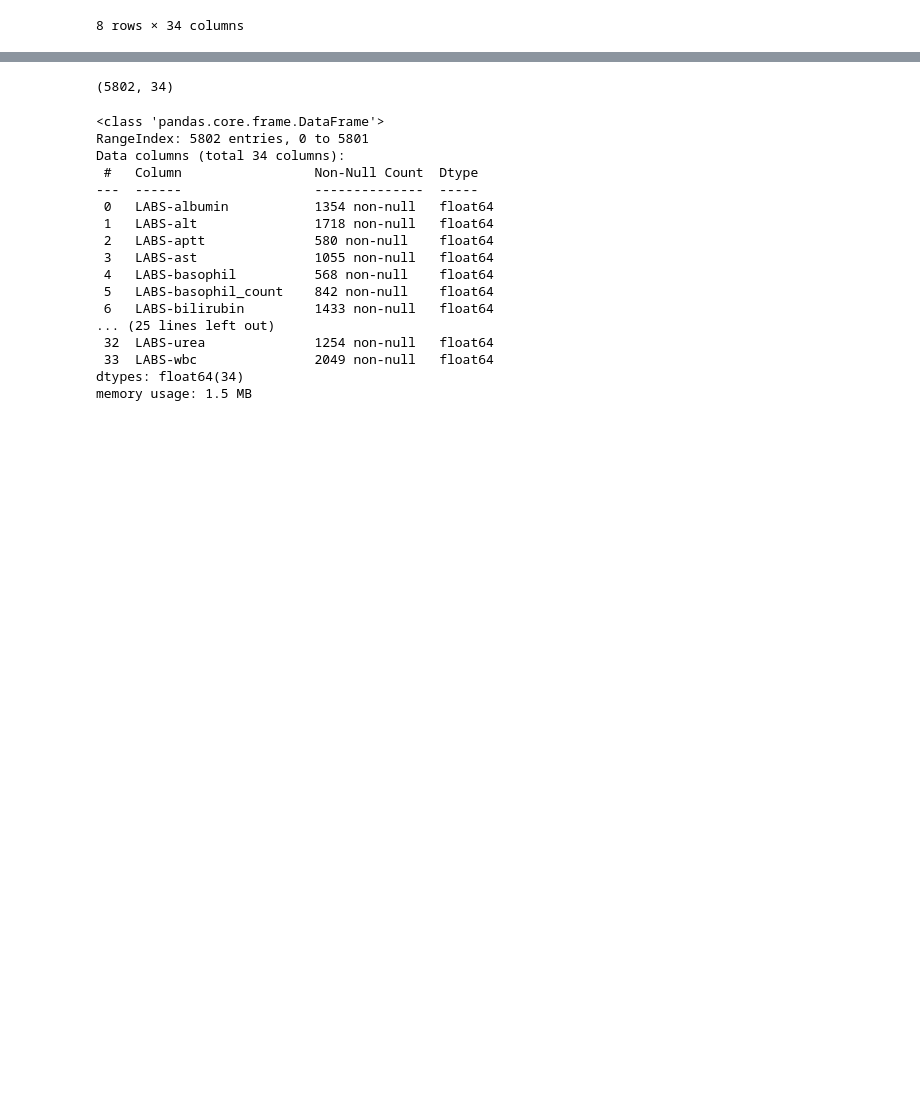
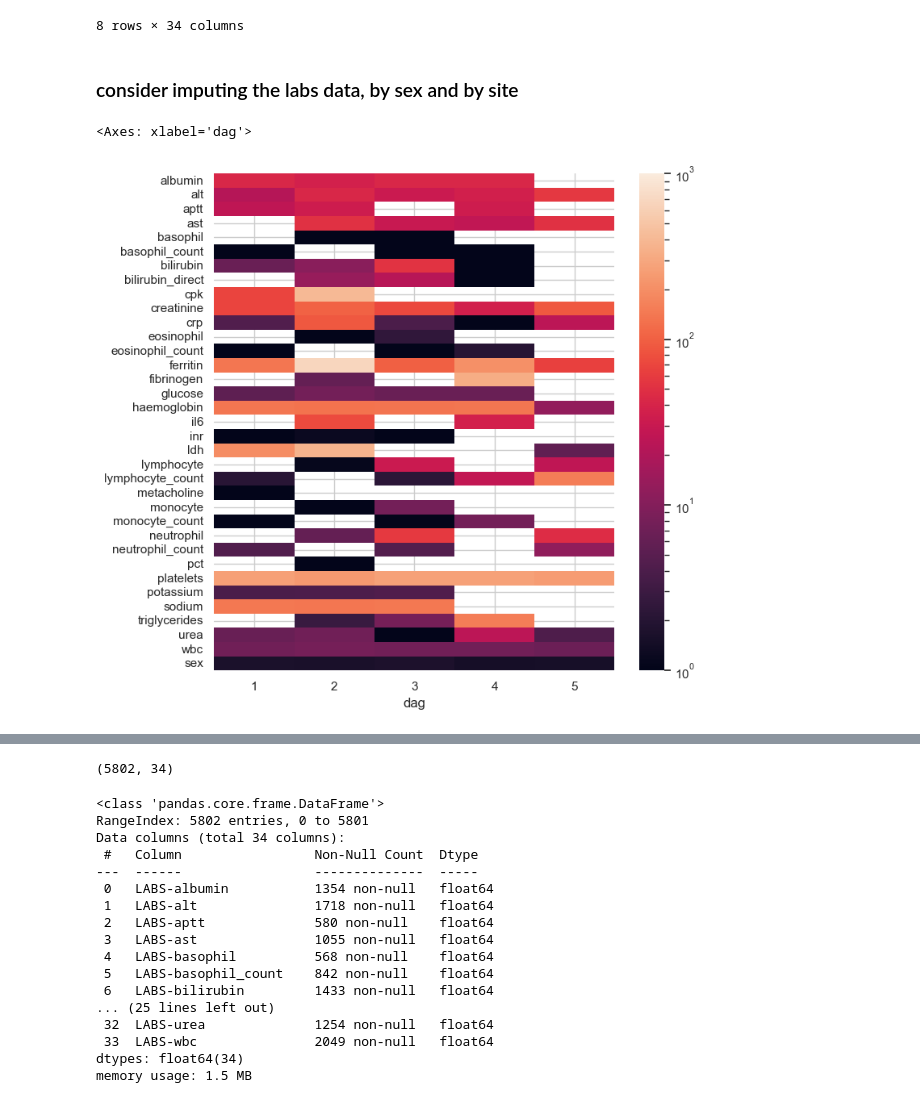
Before and after one commit to davidtweddell/lc_repo, a Jupyter notebook: 01-inspect-data.ipynb, the cells around one changed output, grey strips where cells are left out. Saved outputs shown, nothing was run; the diff lists cells and outputs as text; code cells hidden in the pictures; blank space fills up the shorter version.

```diff
--- a/01-inspect-data.ipynb
+++ b/01-inspect-data.ipynb
@@ -1153,3 +1159,19 @@ labs_without_outliers.describe()
 | 75% | 42.000000 | 42.000000 | 35.425000 | 34.500000 | 0.200000 | 0.000000 | 11.000000 | 0.100000 | 275.500000 | ... |
 | max | 404.000000 | 921.000000 | 240.000000 | 478.600000 | 1.400000 | 2.000000 | 680.700000 | 53.000000 | 9650.000000 | ... |
 8 rows × 34 columns
+# %% [markdown]
+### consider imputing the labs data, by sex and by site
+# %%
+# given the labs_without_outliers, we need to add sex and site back in
+# we also need to add in the LC_STATUS column
+
+t1 = pd.concat([labs_without_outliers, df[["sex", "dag"]]
+                ], axis = 1)
+
+norm = mc.LogNorm(vmin=1, vmax=1_000)
+
+# get means by site
+sns.heatmap(t1.groupby("dag").mean().T, norm = norm)
+# %% [output]
+<Axes: xlabel='dag'>
+[figure, added]
```
Also changed, not shown: parts of 33 cells of this notebook.
